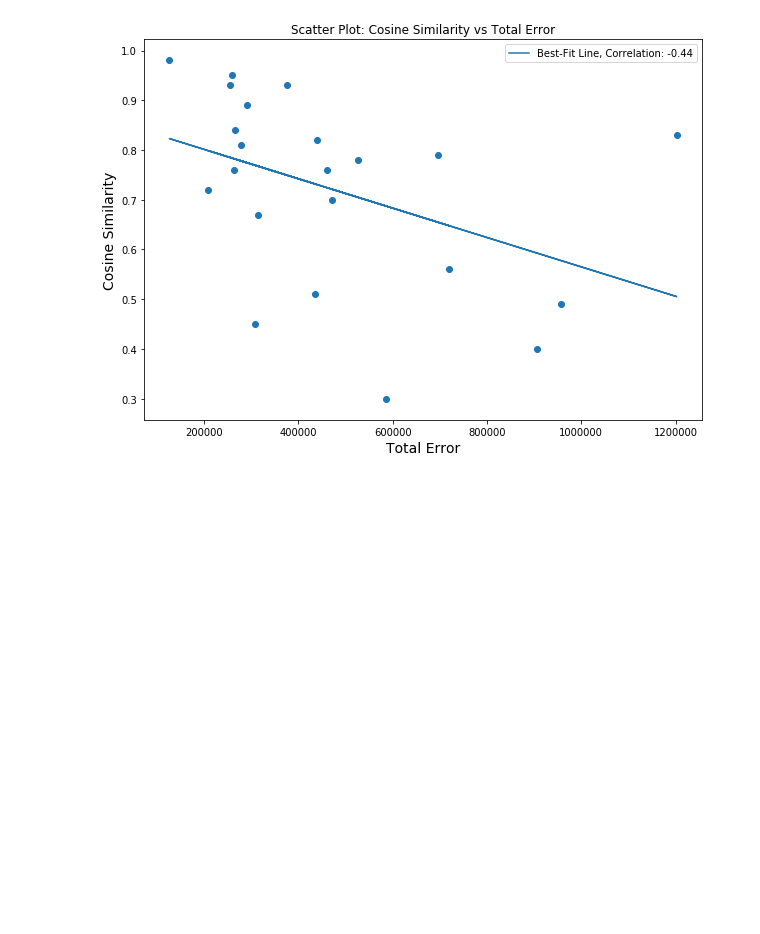
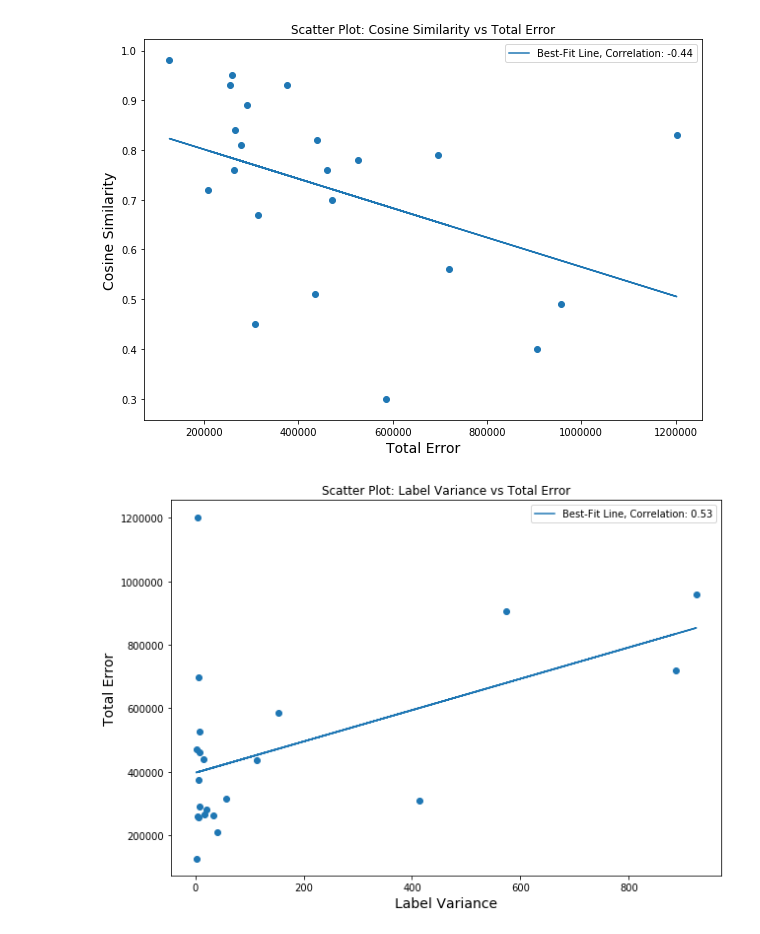
Before and after one commit to Root18D/AAI-501--Machine-Learning, a Jupyter notebook: Notebooks/AppendixA-SVMAnalysis.ipynb, the cells around one changed output. Drawn from its saved outputs; the diff is of its cells as text; code cells hidden in the pictures; blank space fills up the shorter version.

```diff
--- a/Notebooks/AppendixA-SVMAnalysis.ipynb
+++ b/Notebooks/AppendixA-SVMAnalysis.ipynb
@@ -334,3 +336,21 @@ plt.legend(['Best-Fit Line, Correlation: '+str(correlation)], loc='upper right')
 plt.show()
 # %% [output]
 [figure]
+# %%
+x = np.asarray(label_variances, dtype=np.float32)
+y = np.asarray(total_errors, dtype=np.float32)
+
+fig = plt.figure(figsize=(10, 7))
+plt.scatter(x, y)
+plt.xlabel("Label Variance", size=14)
+plt.ylabel("Total Error", size=14)
+plt.title('Scatter Plot: Label Variance vs Total Error')
+a, b = np.polyfit(x, y, 1) # find line of best fit
+plt.plot(x, a*(x)+b) # add line of best fit to plot
+
+# calculate correlation using the covariance and standard deviations
+correlation = round((np.cov(x,y) / (x.std() * y.std()))[0,1], 2)
+plt.legend(['Best-Fit Line, Correlation: '+str(correlation)], loc='upper right')
+plt.show()
+# %% [output]
+[figure, added]
```
Also changed, not shown: parts of 1 cell of this notebook.
